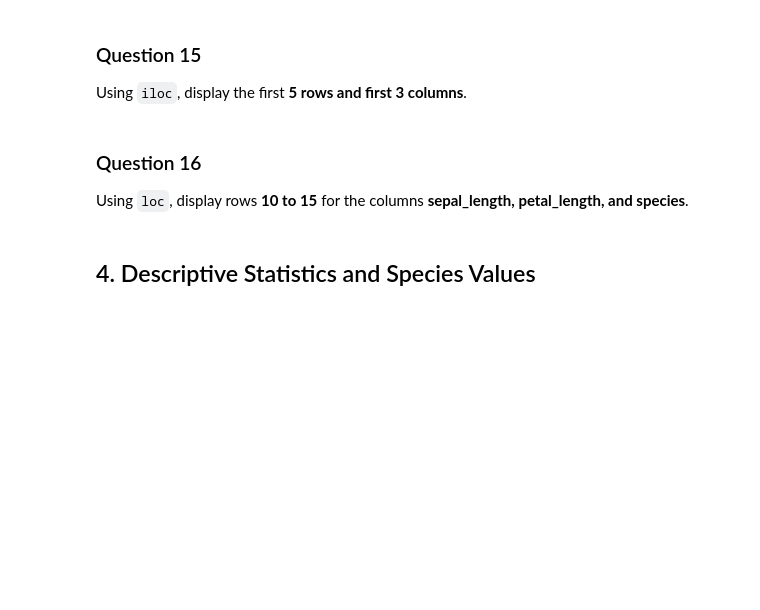
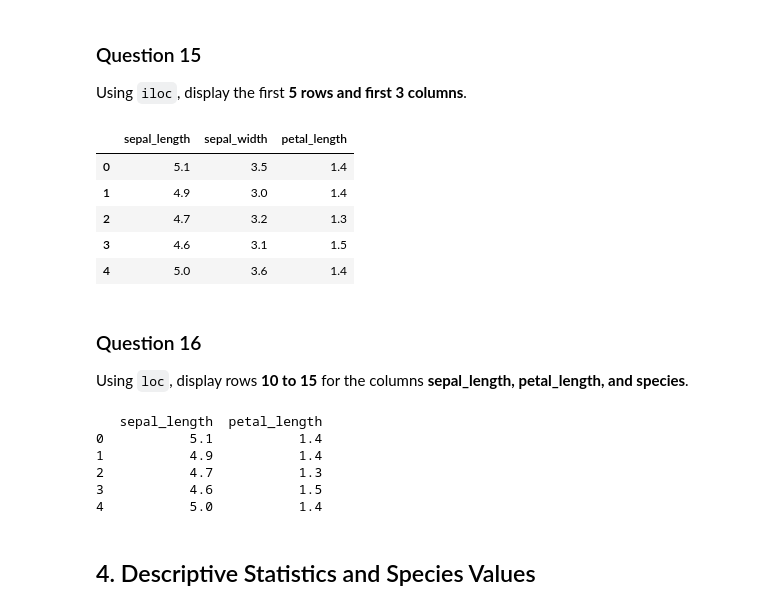
Before and after one commit to huzaif-murad/lihatech-training, a Jupyter notebook: Assignments/Data Science/30 Assignments/Notebooks/Iris_Beginner_to_Intermediate_Pandas_Practice.ipynb, the cells around one changed output. Drawn from its saved outputs; the diff is of its cells as text; code cells hidden in the pictures; blank space fills up the shorter version.

```diff
--- a/Assignments/Data Science/30 Assignments/Notebooks/Iris_Beginner_to_Intermediate_Pandas_Practice.ipynb
+++ b/Assignments/Data Science/30 Assignments/Notebooks/Iris_Beginner_to_Intermediate_Pandas_Practice.ipynb
@@ -180,9 +235,27 @@ Display the first **10 rows** using DataFrame slicing.
 # %% [markdown]
 ### Question 15
 Using `iloc`, display the first **5 rows and first 3 columns**.
+# %%
+df.iloc[:5,:3]
+# %% [output]
+|  | sepal_length | sepal_width | petal_length |
+| 0 | 5.1 | 3.5 | 1.4 |
+| 1 | 4.9 | 3.0 | 1.4 |
+| 2 | 4.7 | 3.2 | 1.3 |
+| 3 | 4.6 | 3.1 | 1.5 |
+| 4 | 5.0 | 3.6 | 1.4 |
 # %% [markdown]
 ### Question 16
 Using `loc`, display rows **10 to 15** for the columns **sepal_length, petal_length, and species**.
+# %%
+print(df.loc[:4,['sepal_length','petal_length']])
+# %% [output]
+   sepal_length  petal_length
+0           5.1           1.4
+1           4.9           1.4
+2           4.7           1.3
+3           4.6           1.5
+4           5.0           1.4
 # %% [markdown]
 ## 4. Descriptive Statistics and Species Values
 # %% [markdown]
```
Also changed, not shown: parts of 12 cells of this notebook, 2 other files.
